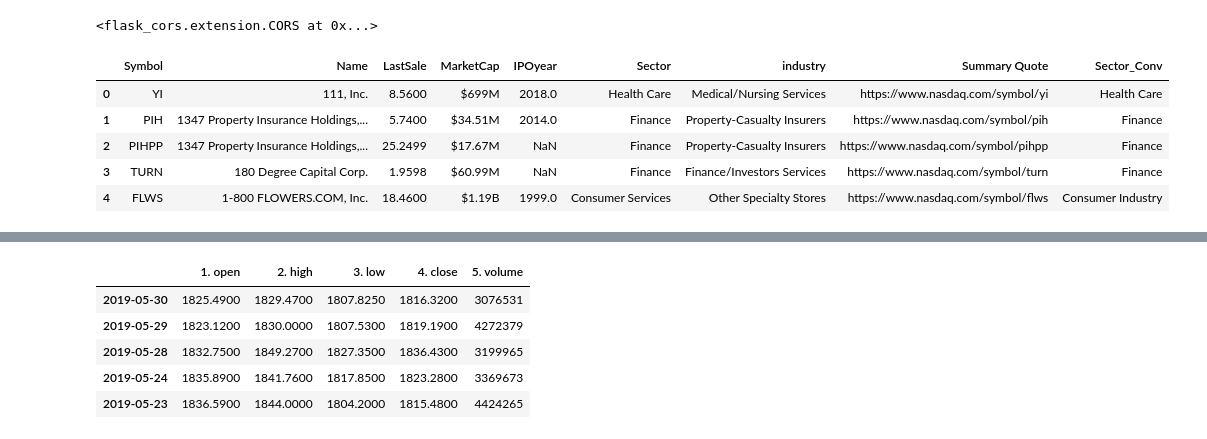
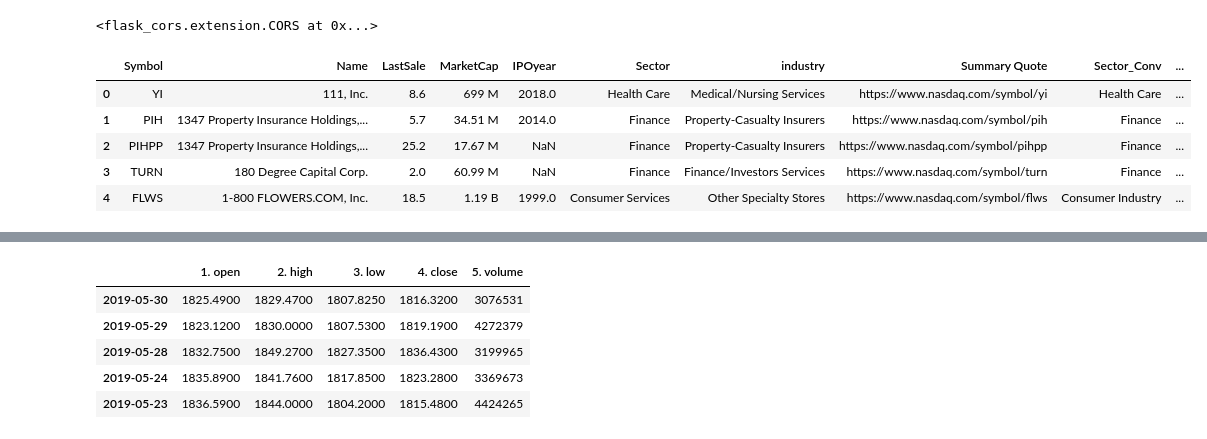
Before and after one commit to appddictionstudio/MDAS, a Jupyter notebook: backend/src/companyAnalysis.ipynb, the cells around one changed output, grey strips where cells are left out. Saved outputs shown, nothing was run; the diff lists cells and outputs as text; code cells hidden in the pictures.

```diff
--- a/backend/src/companyAnalysis.ipynb
+++ b/backend/src/companyAnalysis.ipynb
@@ -8,6 +9,7 @@ CORS(app)
 # %% [output]
 <flask_cors.extension.CORS at 0x...>
 # %%
+# STEP 2
 #2 Start Data Processing by obtaining excel file given as part of PWS
 #Utilizing Padas
 import pandas as pd
@@ -15,6 +17,7 @@ import pandas as pd
 import numpy as np
 # Importing JSON for API
 import json
+from decimal import *
 
 df = pd.DataFrame()
 cols_to_use = [0,1,2,3,4,5,6,7]
@@ -38,39 +41,62 @@ count_of_unique_sectors = len(df['Sector'].unique().tolist())
 # Creating a new column for sector that will be clean as well as consolidating sectors to 10
 # Migrating all Consumer Sectors to Consumer Industry and Technology with Energy.
 df['Sector_Conv'] = np.where(df['Sector']=="Consumer Durables", 'Consumer Industry', df['Sector'])
 df['Sector_Conv'] = np.where(df['Sector']=="Consumer Non-Durables", 'Consumer Industry', df['Sector'])
 df['Sector_Conv'] = np.where(df['Sector']=='Consumer Services', 'Consumer Industry', df['Sector'])
 df["Sector"] = df["Sector"].replace("Empty", "No Industry Identified")
 df["Sector_Conv"] = df["Sector_Conv"].replace("Empty", "No Industry Identified")
 df["Sector_Conv"] = df["Sector_Conv"].replace("Consumer Durables", "Consumer Industry")
 df["Sector_Conv"] = df["Sector_Conv"].replace("Consumer Non-Durables", "Consumer Industry")
 df["Sector_Conv"] = df["Sector_Conv"].replace("Technology", "Technology/Energy")
 df["Sector_Conv"] = df["Sector_Conv"].replace("Energy", "Technology/Energy")
 
 # Checking the conversion and consolidation
 list_of_unique_sectors_conversion = df['Sector_Conv'].unique().tolist()
 # print(list_of_unique_sectors_conversion)
 # Checking the correct number of unique sectors
 count_of_unique_sectors = len(df['Sector_Conv'].unique().tolist())
 # print(count_of_unique_sectors)
 
 # Remove NaN from to Sector Identified
 df['Sector_Conv'] = df['Sector_Conv'].fillna('No Sector Identifed')
 
 # Checking the conversion and consolidation - Count should be the same.
 # list_of_unique_sectors_conversion = df['Sector_Conv'].unique().tolist()
 # print(list_of_unique_sectors_conversion)
 
 # Convert list to a JSON Object
 # json_sector_list = json.dumps(list_of_unique_sectors_conversion)
+# Label Companies as Giant, Large, Medium, and Small / Determined by Market Cap
+# Giant >= 1B , Large >= 500M, Medium >= 250M, Small <250M
+# Convert MarketCap to a int by fixing the data and then spliting into two columns
+df['MarketCap'] = df['MarketCap'].str.replace('$', '')
+df['MarketCap'] = df['MarketCap'].str.replace(',', '')
+df['MarketCap'] = df['MarketCap'].str.replace('M', ' M')
+df['MarketCap'] = df['MarketCap'].str.replace('B', ' B')
+df['MarketCap'] = df['MarketCap'].fillna(value='0 D')
+
+# Split into mulitple columns
+df[['MarketCap_AMT','MarketCap_Type']] = df.MarketCap.str.split(" ",expand=True)
+
+# Convert the MarketCap_AMT into its native form
+df['MarketCap_AMT'] = df['MarketCap_AMT'].str.replace('.', '').fillna(value='0').astype(float)
+pd.set_option('precision',1)
+df.loc[df['MarketCap_Type'] == 'M', 'MarketCap_Conversion'] = df['MarketCap_AMT'] * 1000000
+df.loc[df['MarketCap_Type'] == 'B', 'MarketCap_Conversion'] = df['MarketCap_AMT'] * 1000000000
+
+# Create Lables after conversion 699000000
+df.loc[df['MarketCap_Conversion'] >=  1000000000, 'Labels'] = 'Giant'
 df.head()
+# dataframe_structure_info = df.info()
+# Check the Conversion in an Excel Ouput
+# df.to_csv('c:/development/python\conversioncheck.csv')
 # %% [output]
-|  | Symbol | Name | LastSale | MarketCap | IPOyear | Sector | industry | Summary Quote | Sector_Conv |
-| 0 | YI | 111, Inc. | 8.5600 | $699M | 2018.0 | Health Care | Medical/Nursing Services | https://www.nasdaq.com/symbol/yi | Health Care |
-| 1 | PIH | 1347 Property Insurance Holdings,... | 5.7400 | $34.51M | 2014.0 | Finance | Property-Casualty Insurers | https://www.nasdaq.com/symbol/pih | Finance |
-| 2 | PIHPP | 1347 Property Insurance Holdings,... | 25.2499 | $17.67M | NaN | Finance | Property-Casualty Insurers | https://www.nasdaq.com/symbol/pihpp | Finance |
-| 3 | TURN | 180 Degree Capital Corp. | 1.9598 | $60.99M | NaN | Finance | Finance/Investors Services | https://www.nasdaq.com/symbol/turn | Finance |
-| 4 | FLWS | 1-800 FLOWERS.COM, Inc. | 18.4600 | $1.19B | 1999.0 | Consumer Services | Other Specialty Stores | https://www.nasdaq.com/symbol/flws | Consumer Industry |
+|  | Symbol | Name | LastSale | MarketCap | IPOyear | Sector | industry | Summary Quote | Sector_Conv | ... |
+| 0 | YI | 111, Inc. | 8.6 | 699 M | 2018.0 | Health Care | Medical/Nursing Services | https://www.nasdaq.com/symbol/yi | Health Care | ... |
+| 1 | PIH | 1347 Property Insurance Holdings,... | 5.7 | 34.51 M | 2014.0 | Finance | Property-Casualty Insurers | https://www.nasdaq.com/symbol/pih | Finance | ... |
+| 2 | PIHPP | 1347 Property Insurance Holdings,... | 25.2 | 17.67 M | NaN | Finance | Property-Casualty Insurers | https://www.nasdaq.com/symbol/pihpp | Finance | ... |
+| 3 | TURN | 180 Degree Capital Corp. | 2.0 | 60.99 M | NaN | Finance | Finance/Investors Services | https://www.nasdaq.com/symbol/turn | Finance | ... |
+| 4 | FLWS | 1-800 FLOWERS.COM, Inc. | 18.5 | 1.19 B | 1999.0 | Consumer Services | Other Specialty Stores | https://www.nasdaq.com/symbol/flws | Consumer Industry | ... |
 # %%
 # Adding Sci Kit Learn Machine Learning Library
 from sklearn import tree
```
Also changed, not shown: parts of 3 cells of this notebook.
